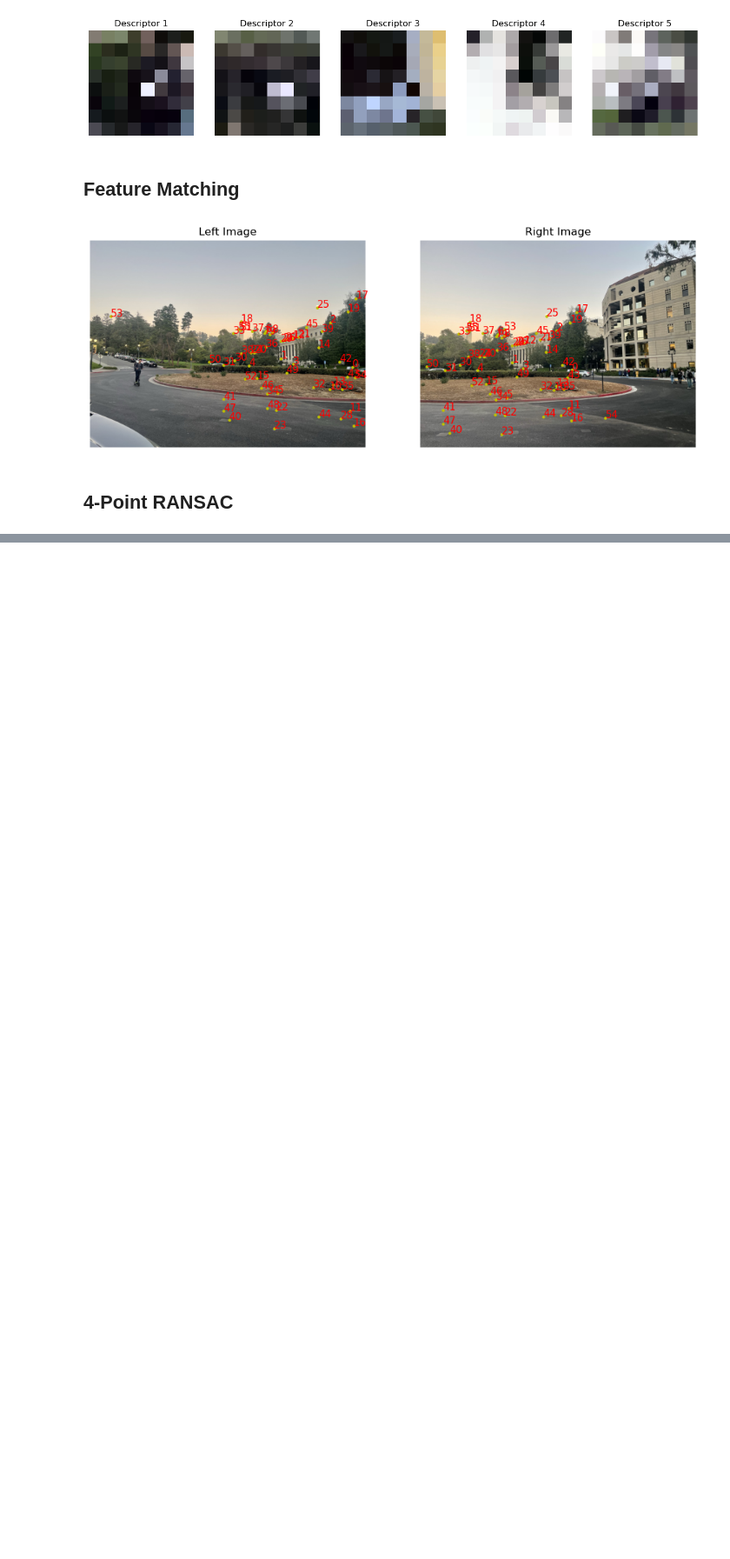
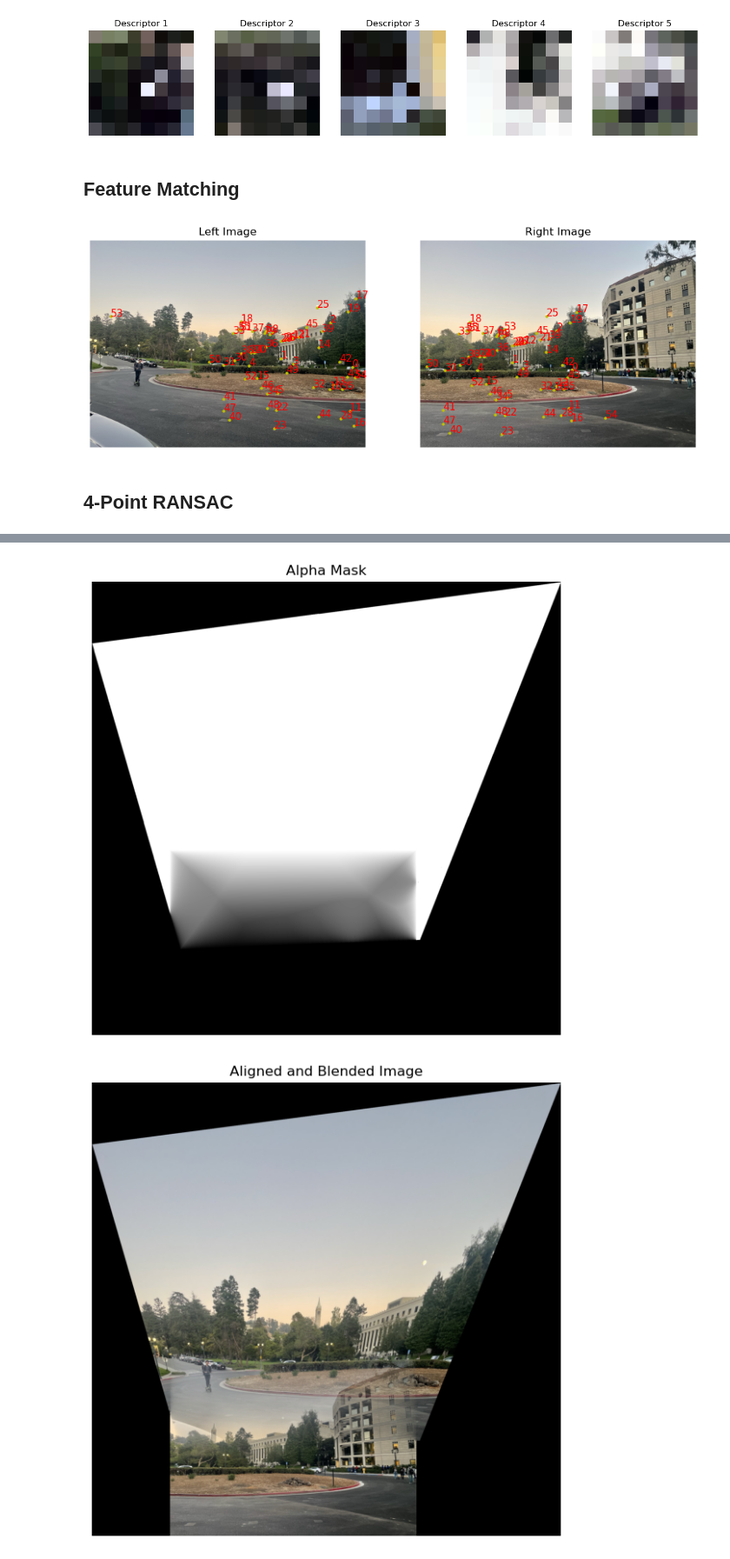
Before and after one commit to filipbagen/cs-180, a Jupyter notebook: p4-image-warping-and-mosaicing/code/4b.ipynb, the cells around one changed output, grey strips where cells are left out. Shown at 87% size. Saved outputs shown, nothing was run; the diff lists cells and outputs as text; code cells hidden in the pictures; blank space fills up the shorter version.

```diff
--- a/p4-image-warping-and-mosaicing/code/4b.ipynb
+++ b/p4-image-warping-and-mosaicing/code/4b.ipynb
@@ -279 +597,14 @@ plt.show()
+# %%
+# Align and blend the images
+result_image = align_and_blend_images_custom(image_left_warped, image_right, warped_points, im2_pts)
+
+# Display the result
+plt.figure(figsize=(10, 7))
+plt.imshow(result_image)
+plt.title('Aligned and Blended Image')
+plt.axis('off')
+plt.show()
+# %% [output]
+[figure, added]
+[figure, added]
 # %%
```
Also changed, not shown: parts of 17 cells of this notebook.
